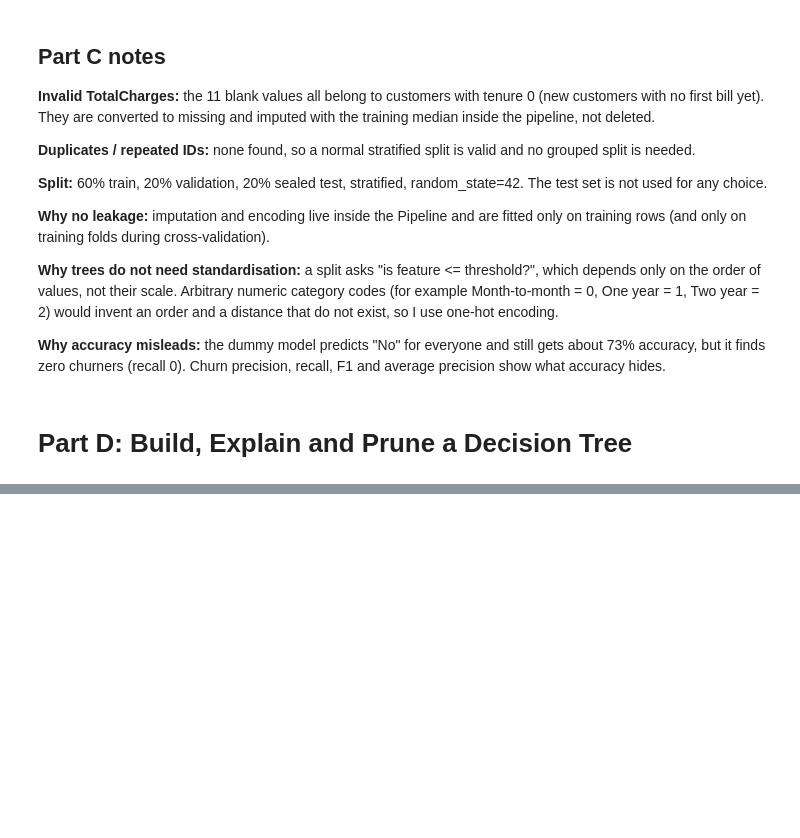
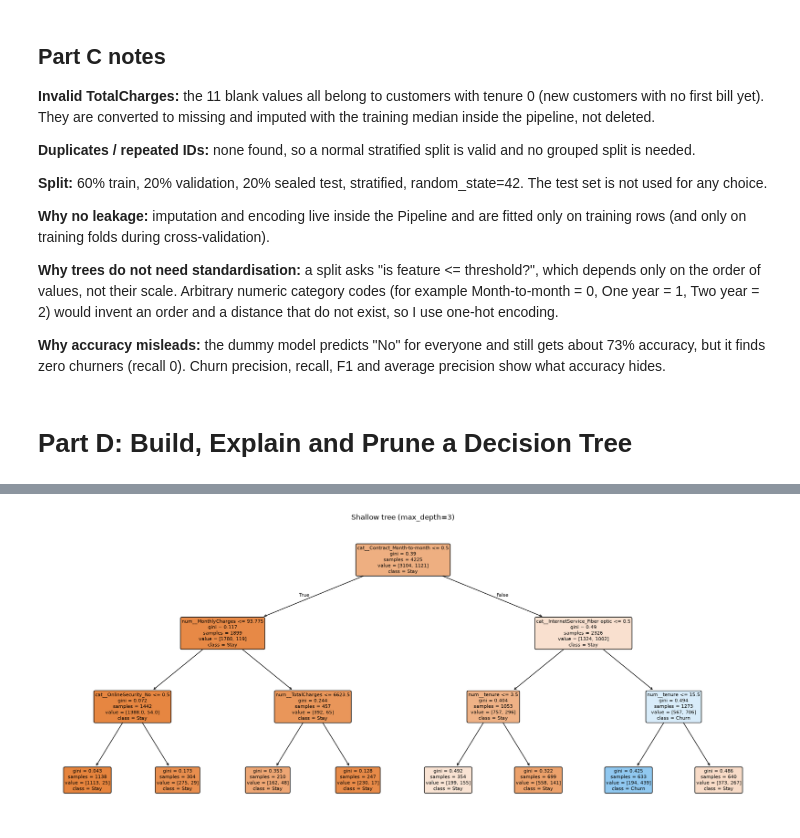
Before and after one commit to MonaMobeen/customer-churn-prediction-ml, a Jupyter notebook: churn_final.ipynb, the cells around one changed output, grey strips where cells are left out. Cells and saved outputs as stored; diff of their text form; code cells hidden in the pictures; blank space fills up the shorter version.

```diff
--- a/churn_final.ipynb
+++ b/churn_final.ipynb
@@ -373,0 +492,10 @@ pd.DataFrame(baseline, index=["Dummy (most_frequent)"]).round(4)
+# %%
+# D6: readable shallow tree (depth 3)
+tree3, _ = run_experiment("Tree depth=3 (plot)", DecisionTreeClassifier(max_depth=3, random_state=SEED), "max_depth=3", log=False)
+feat_names = tree3.named_steps["prep"].get_feature_names_out()
+plt.figure(figsize=(22, 9))
+plot_tree(tree3.named_steps["model"], feature_names=feat_names, class_names=["Stay", "Churn"],
+          filled=True, rounded=True, fontsize=8)
+plt.title("Shallow tree (max_depth=3)"); plt.show()
+# %% [output]
+[figure, added]
```
Also changed, not shown: parts of 11 cells of this notebook.
